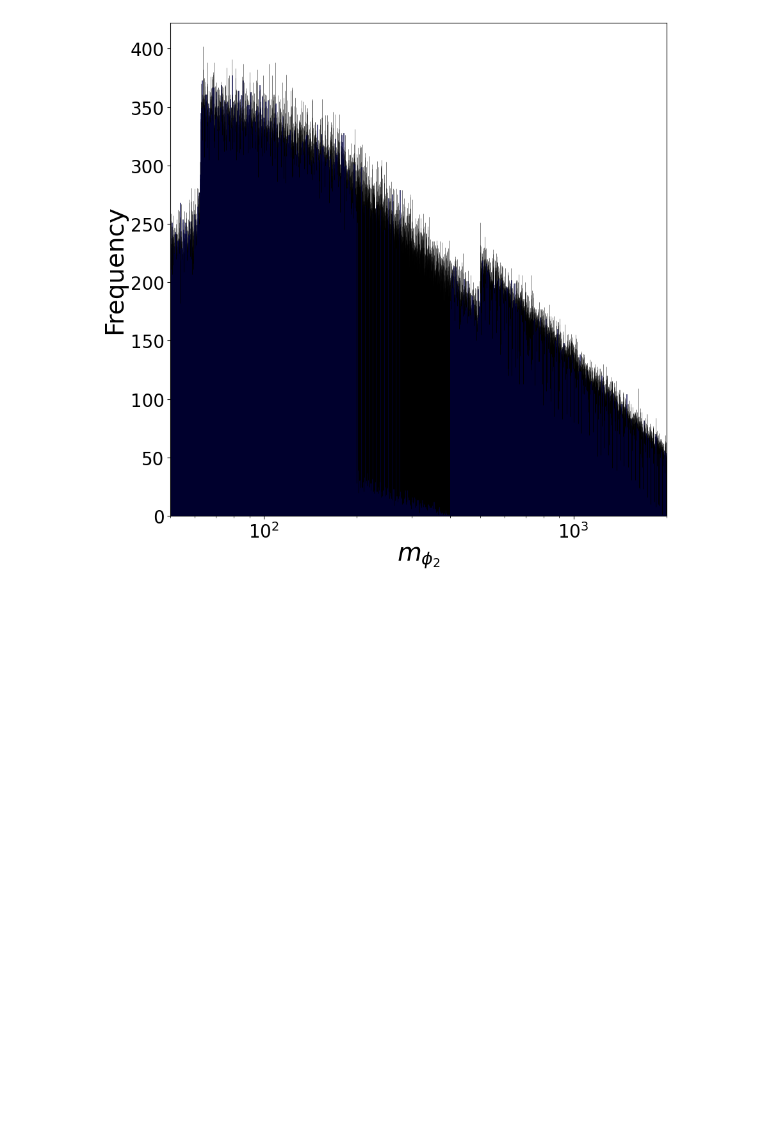
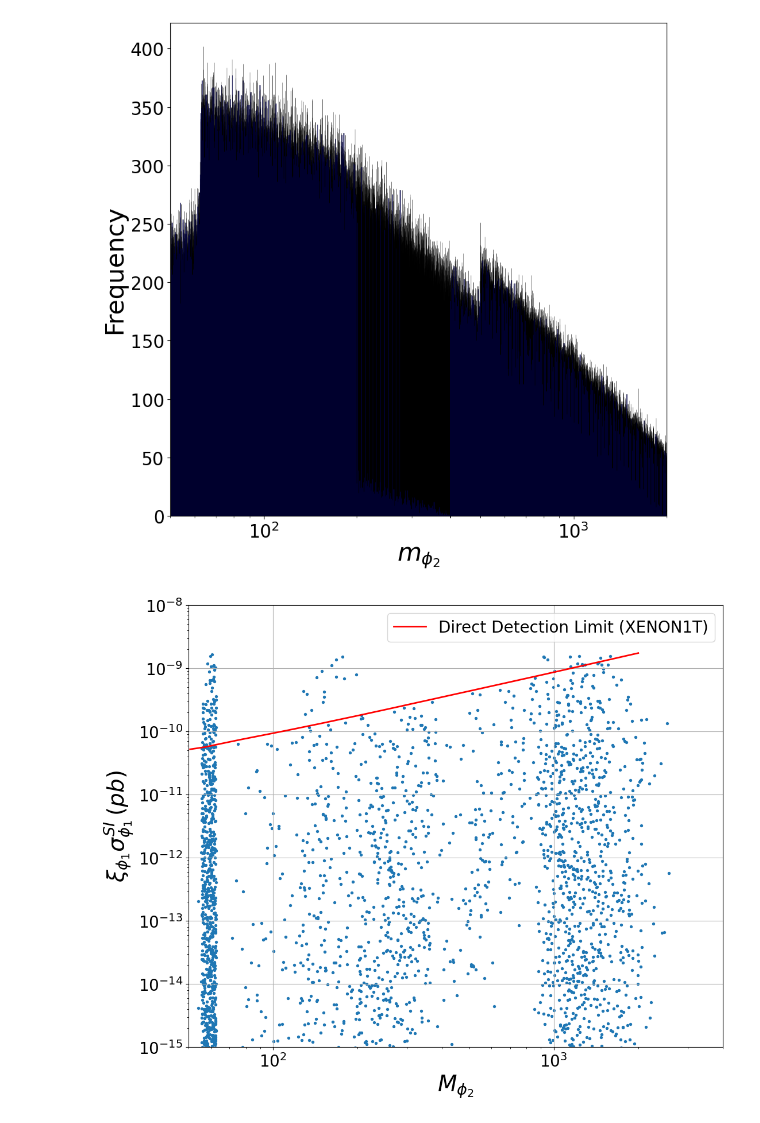
Before and after one commit to sgogoeg/tdg, a Jupyter notebook: Scripts/2SDMZ4/plots_and_analysis.ipynb, the cells around one changed output. Cells and saved outputs as stored; diff of their text form; code cells hidden in the pictures; blank space fills up the shorter version.

```diff
--- a/Scripts/2SDMZ4/plots_and_analysis.ipynb
+++ b/Scripts/2SDMZ4/plots_and_analysis.ipynb
@@ -289,7 +289,7 @@ cond5 = (mass_2 < mass_1)
 
 # Deteccion indirecta
 
-Mh = 125
+Mh = 126
 
 vev = 246
 
@@ -485,3 +485,23 @@ plt.savefig("plots/histm2.png")
 plt.show()
 # %% [output]
 [figure]
+# %%
+#Sigma Chi 1 especial
+
+plt.figure(figsize=(12, 10))
+plt.scatter(data_filtered[:,2],schifiltered1, s=8)
+plt.plot(xnew, ynew, '-', color='red', linewidth=2, label='Direct Detection Limit (XENON1T)')
+plt.ylabel(r"$\xi_{\phi_1} \sigma^{SI}_{\phi_1} \, (pb)$", size=28)
+plt.xlabel(r"$M_{\phi_2}$", size=28)
+plt.xscale('log')
+plt.yscale('log')
+plt.xticks(size=20)
+plt.yticks(size=20)
+plt.xlim(5e1,4e3)
+plt.ylim(1e-15,1e-8)
+plt.legend(fontsize=20)
+plt.grid(True)
+plt.savefig("plots/relicdensityEXTRA.png")
+plt.show()
+# %% [output]
+[figure, added]
```
Also changed, not shown: 6 other files.
